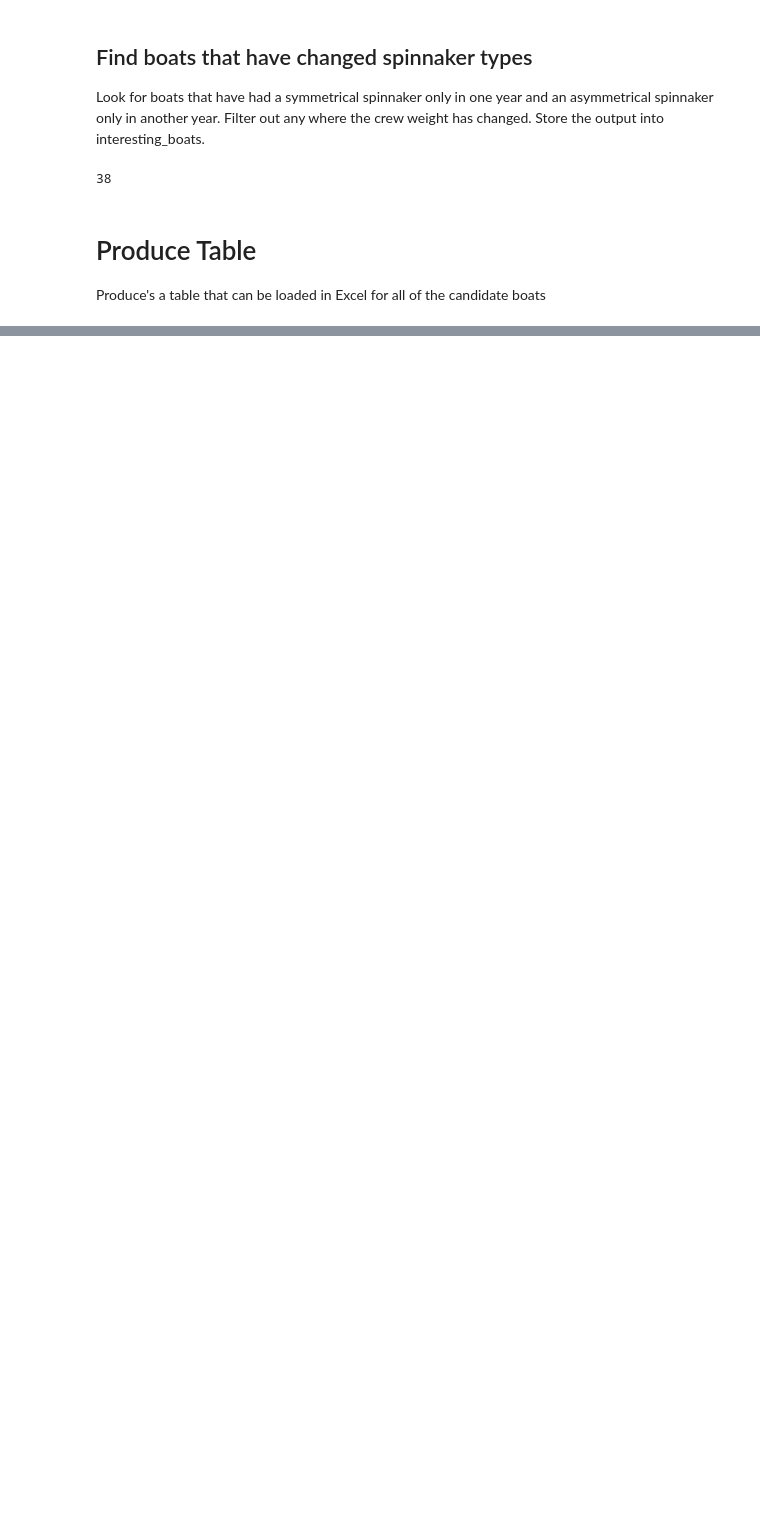
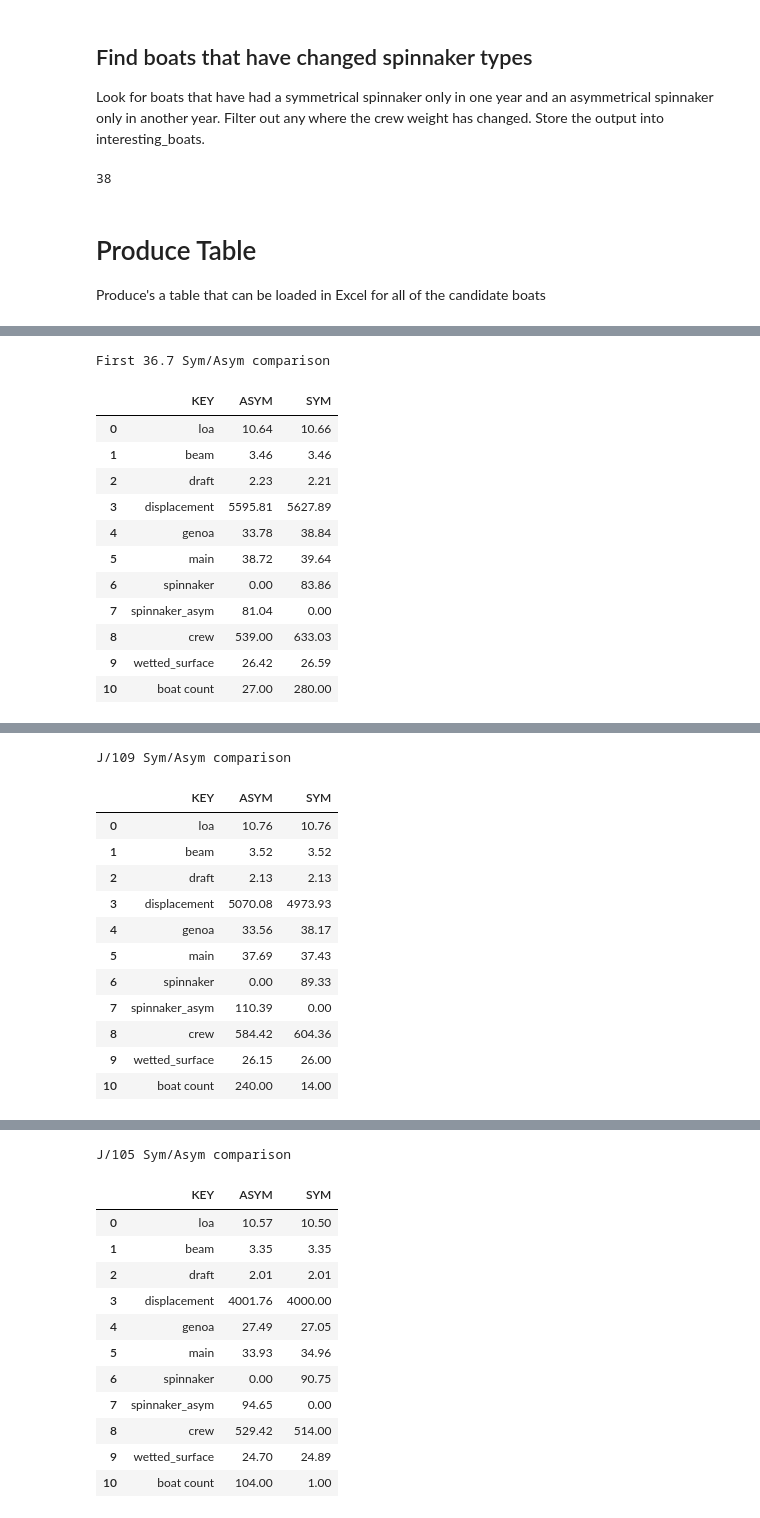
Before and after one commit to alexphredorg/orc-notebook, a Jupyter notebook: orc-notebook.ipynb, the cells around one changed output, grey strips where cells are left out. Cells and saved outputs as stored; diff of their text form; code cells hidden in the pictures; blank space fills up the shorter version.

Commit message:
Better ways of doing comparisons

```diff
--- a/orc-notebook.ipynb
+++ b/orc-notebook.ipynb
@@ -407,0 +430,49 @@ plot_interesting_boats(interesting_boats)
+# %%
+def dicts_to_table(d1header, d1, d2header, d2):
+    table = {
+        "key": [ k for k in d1.keys() ],
+        d1header: [ d1[k] for k in d1.keys() ],
+        d2header: [ d2[k] for k in d2.keys() ]
+    }
+    return table
+
+def pretty_print_table(t, caption):
+    df = pd.DataFrame(t)
+    display(df.style \
+        .set_caption(caption) \
+        .format(precision=2, thousands=",", decimal=".") \
+        .format_index(str.upper, axis=1))
+
+
+def compare_average_sym_asym(boat_type_re, plot_title, max_spin, max_asym):
+    sym_boats = find_boats(boats, boat_type_re, max_spin=max_spin, print_table=False)
+    asym_boats = find_boats(boats, boat_type_re, max_asym=max_asym, print_table=False)
+    if len(sym_boats) == 0 or len(asym_boats) == 0:
+        print("no boats!", len(sym_boats), len(asym_boats))
+        return
+    average_asym = average_boats(asym_boats, "asym", "", "XXX/AAA")
+    average_sym = average_boats(sym_boats, "sym", "", "XXX/SSS")
+    average_asym['boat']['sizes']['boat count'] = len(asym_boats)
+    average_sym['boat']['sizes']['boat count'] = len(sym_boats)
+    sizes_table = dicts_to_table("asym", average_asym['boat']['sizes'], "sym", average_sym['boat']['sizes'])
+    pretty_print_table(sizes_table, plot_title)
+    compare_two_boats(plot_title, average_asym, average_sym)
+
+
+compare_average_sym_asym(re.compile('first 36.7', re.IGNORECASE), "First 36.7 Sym/Asym comparison", 100, 100)
+compare_average_sym_asym(re.compile('J.*109', re.IGNORECASE), "J/109 Sym/Asym comparison", 9999, 9999)
+compare_average_sym_asym(re.compile('J.*105', re.IGNORECASE), "J/105 Sym/Asym comparison", 9999, 9999)
+# %% [output]
+First 36.7 Sym/Asym comparison
+|  | KEY | ASYM | SYM |
+| 0 | loa | 10.64 | 10.66 |
+| 1 | beam | 3.46 | 3.46 |
+| 2 | draft | 2.23 | 2.21 |
+| 3 | displacement | 5595.81 | 5627.89 |
+| 4 | genoa | 33.78 | 38.84 |
+| 5 | main | 38.72 | 39.64 |
+| 6 | spinnaker | 0.00 | 83.86 |
+| 7 | spinnaker_asym | 81.04 | 0.00 |
+| 8 | crew | 539.00 | 633.03 |
+| 9 | wetted_surface | 26.42 | 26.59 |
+| 10 | boat count | 27.00 | 280.00 |
@@ -407,0 +480,13 @@ plot_interesting_boats(interesting_boats)
+J/109 Sym/Asym comparison
+|  | KEY | ASYM | SYM |
+| 0 | loa | 10.76 | 10.76 |
+| 1 | beam | 3.52 | 3.52 |
+| 2 | draft | 2.13 | 2.13 |
+| 3 | displacement | 5070.08 | 4973.93 |
+| 4 | genoa | 33.56 | 38.17 |
+| 5 | main | 37.69 | 37.43 |
+| 6 | spinnaker | 0.00 | 89.33 |
+| 7 | spinnaker_asym | 110.39 | 0.00 |
+| 8 | crew | 584.42 | 604.36 |
+| 9 | wetted_surface | 26.15 | 26.00 |
+| 10 | boat count | 240.00 | 14.00 |
@@ -407,0 +494,13 @@ plot_interesting_boats(interesting_boats)
+J/105 Sym/Asym comparison
+|  | KEY | ASYM | SYM |
+| 0 | loa | 10.57 | 10.50 |
+| 1 | beam | 3.35 | 3.35 |
+| 2 | draft | 2.01 | 2.01 |
+| 3 | displacement | 4001.76 | 4000.00 |
+| 4 | genoa | 27.49 | 27.05 |
+| 5 | main | 33.93 | 34.96 |
+| 6 | spinnaker | 0.00 | 90.75 |
+| 7 | spinnaker_asym | 94.65 | 0.00 |
+| 8 | crew | 529.42 | 514.00 |
+| 9 | wetted_surface | 24.70 | 24.89 |
+| 10 | boat count | 104.00 | 1.00 |
```
Also changed, not shown: parts of 7 cells of this notebook.
